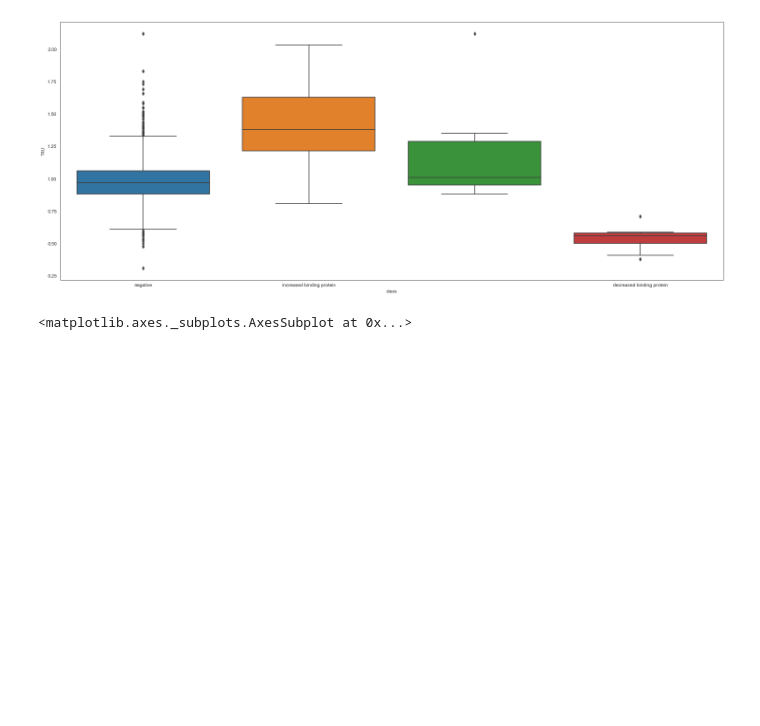
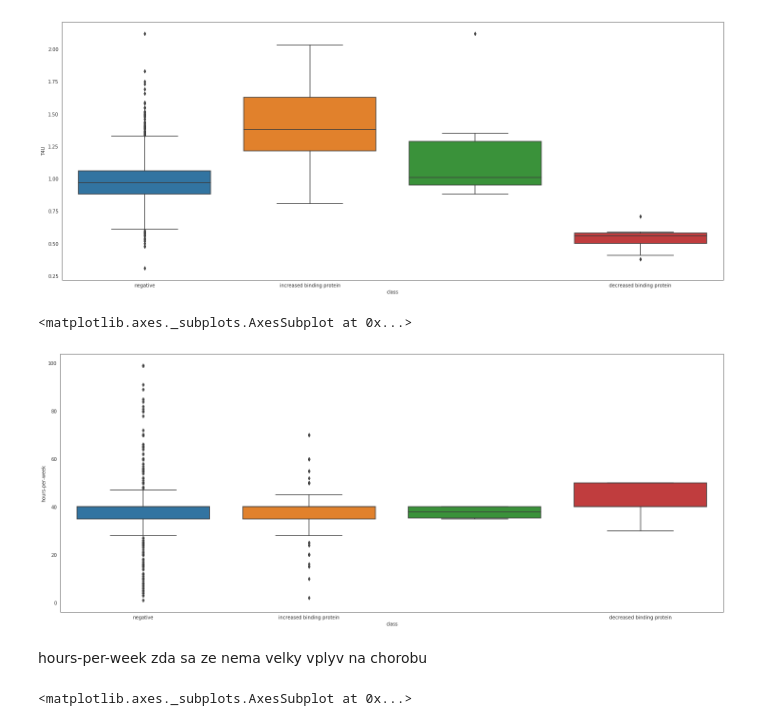
Before and after one commit to MatusPilnan/nadejny-informatik, a Jupyter notebook: utrzok-z-krabicky-od-marlboriek.ipynb, the cells around one changed output. Saved outputs shown, nothing was run; the diff lists cells and outputs as text; code cells hidden in the pictures; blank space fills up the shorter version.

```diff
--- a/utrzok-z-krabicky-od-marlboriek.ipynb
+++ b/utrzok-z-krabicky-od-marlboriek.ipynb
@@ -334,6 +332,13 @@ sns.boxplot('class', 'T4U', data=other)
 # %% [output]
 <matplotlib.axes._subplots.AxesSubplot at 0x...>
 [figure]
+# %%
+sns.boxplot('class', 'hours-per-week', data=other)
+# %% [output]
+<matplotlib.axes._subplots.AxesSubplot at 0x...>
+[figure, added]
+# %% [markdown]
+hours-per-week zda sa ze nema velky vplyv na chorobu
 # %%
 sns.boxplot('class', 'TT4', data=other)
 # %% [output]
```
Also changed, not shown: parts of 25 cells of this notebook.
